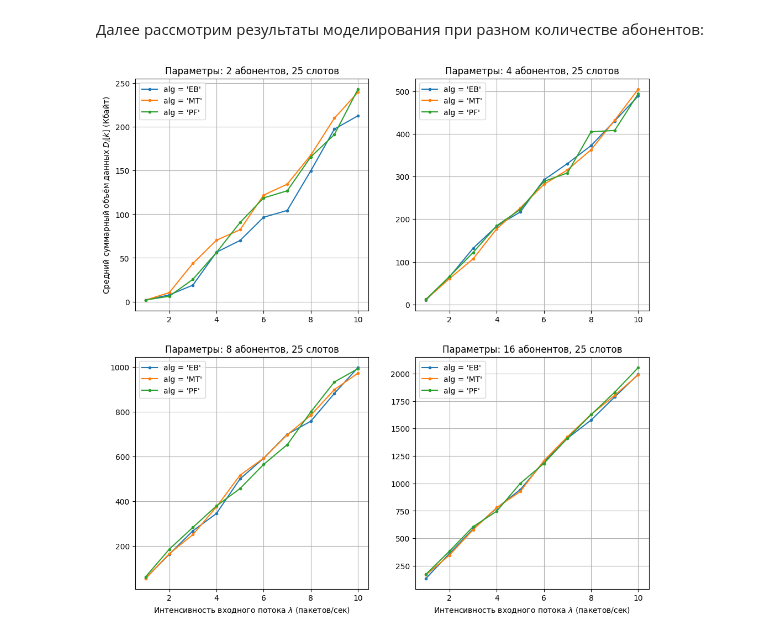
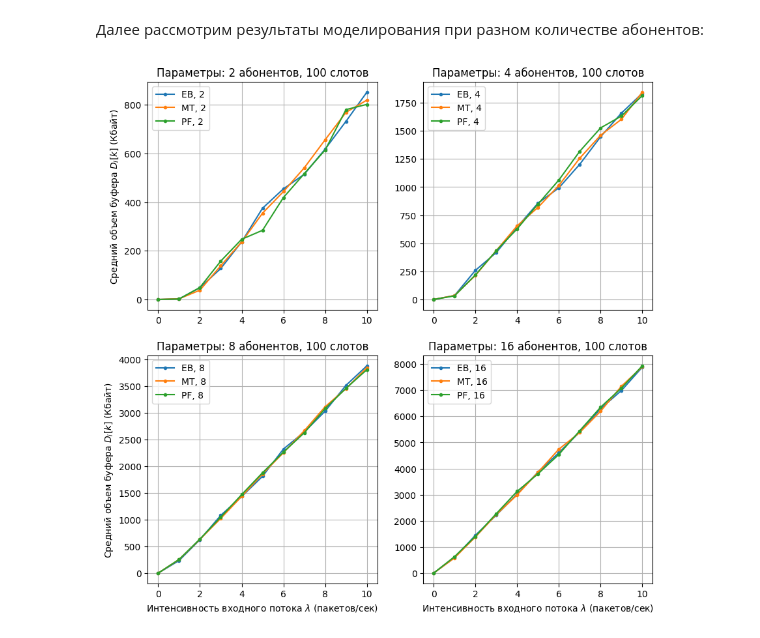
Before and after one commit to Supercili0usMe/resource_allocation_systems, a Jupyter notebook: 2/2.ipynb, the cells around one changed output. Cells and saved outputs as stored; diff of their text form; code cells hidden in the pictures.

```diff
--- a/2/2.ipynb
+++ b/2/2.ipynb
@@ -624,7 +624,7 @@ def plot_dependencies(l_start: int, l_stop: int, subs_count: int) -> None:
         Количество абонентов в зоне действия базовой станции
     """
     # Генерация: параметра лямбда, расположений и возможных скоростей
-    lambdas = np.linspace(l_start, l_stop, 10)
+    lambdas = np.linspace(l_start, l_stop, 11)
     distances = create_abons(subs_count, R)
     subs = generate_subs(distances, slots, tau)
 
@@ -636,20 +636,20 @@ def plot_dependencies(l_start: int, l_stop: int, subs_count: int) -> None:
             # print(f'{alg = }, {l = :.2f}, {D_score[-1] = :.3f}')
 
         # Добавляем линию на график
-        plt.plot(lambdas, D_score, marker='.', label=f'{alg = }')
+        plt.plot(lambdas, D_score, marker='.', label=f'{alg}, {subs_count}')
 # %% [markdown]
 Далее рассмотрим результаты моделирования при разном количестве абонентов:
 # %%
-plt.figure(figsize=(12, 12))
+plt.figure(figsize=(10, 10))
 for i, N in enumerate([2, 4, 8, 16]):
     plt.subplot(2, 2, i+1)
-    plot_dependencies(1, 10, N)
-    plt.title(f'Параметры: {N} абонентов, {N_rb} слотов')
+    plot_dependencies(0, 10, N)
+    plt.title(f'Параметры: {N} абонентов, {slots} слотов')
     plt.legend()
     plt.grid()
-    if i+1 % 2 == 1:
-        plt.ylabel(r'Средний суммарный объём данных $D_i[k]$ (Кбайт)')
-    if i+1 // 2 > 1:
+    if i+1 in [1, 3]:
+        plt.ylabel(r'Средний объем буфера $D_i[k]$ (Кбайт)')
+    if i+1 in [3, 4]:
         plt.xlabel(r'Интенсивность входного потока $\lambda$ (пакетов/сек)')
 # %% [output]
-[figure, old version]
+[figure, new version]
```
Also changed, not shown: parts of 3 cells of this notebook.
